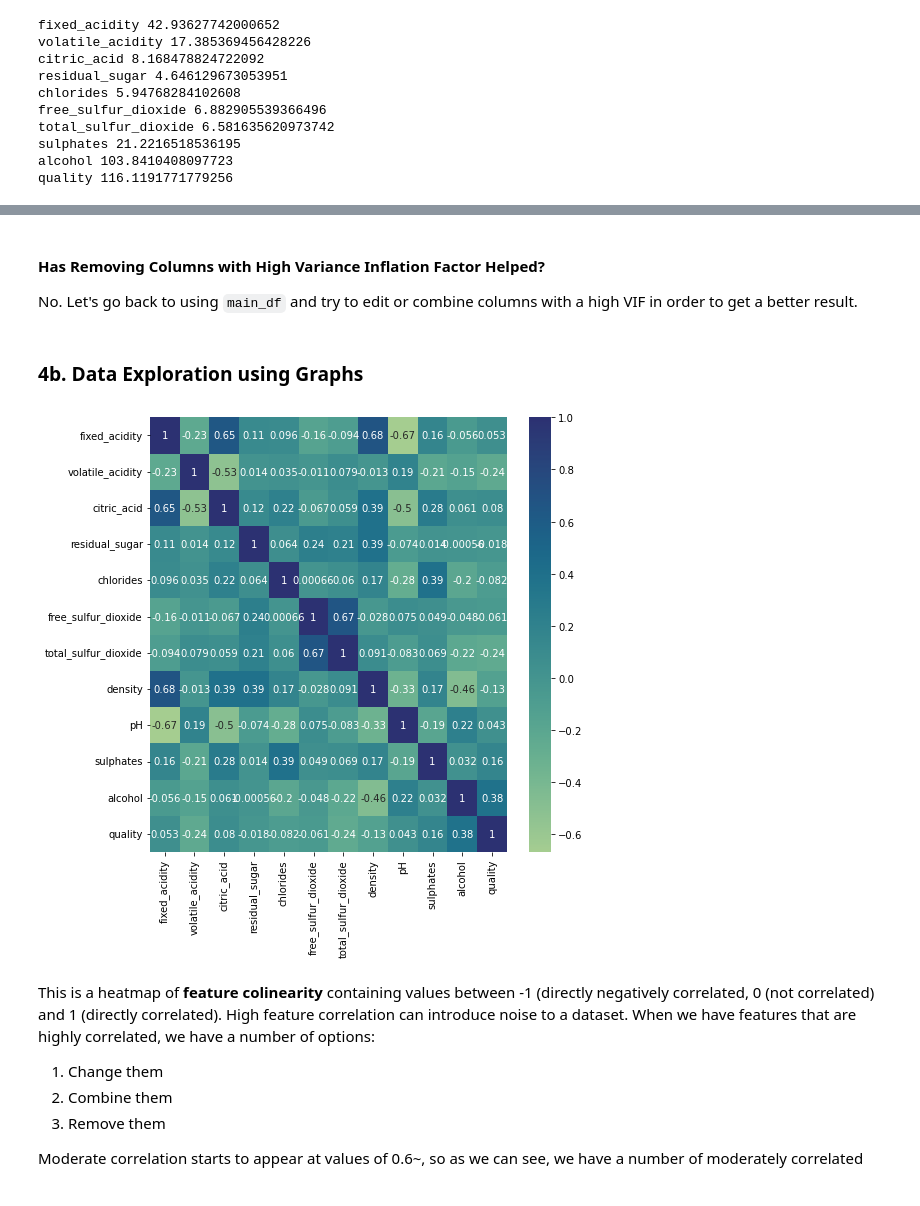
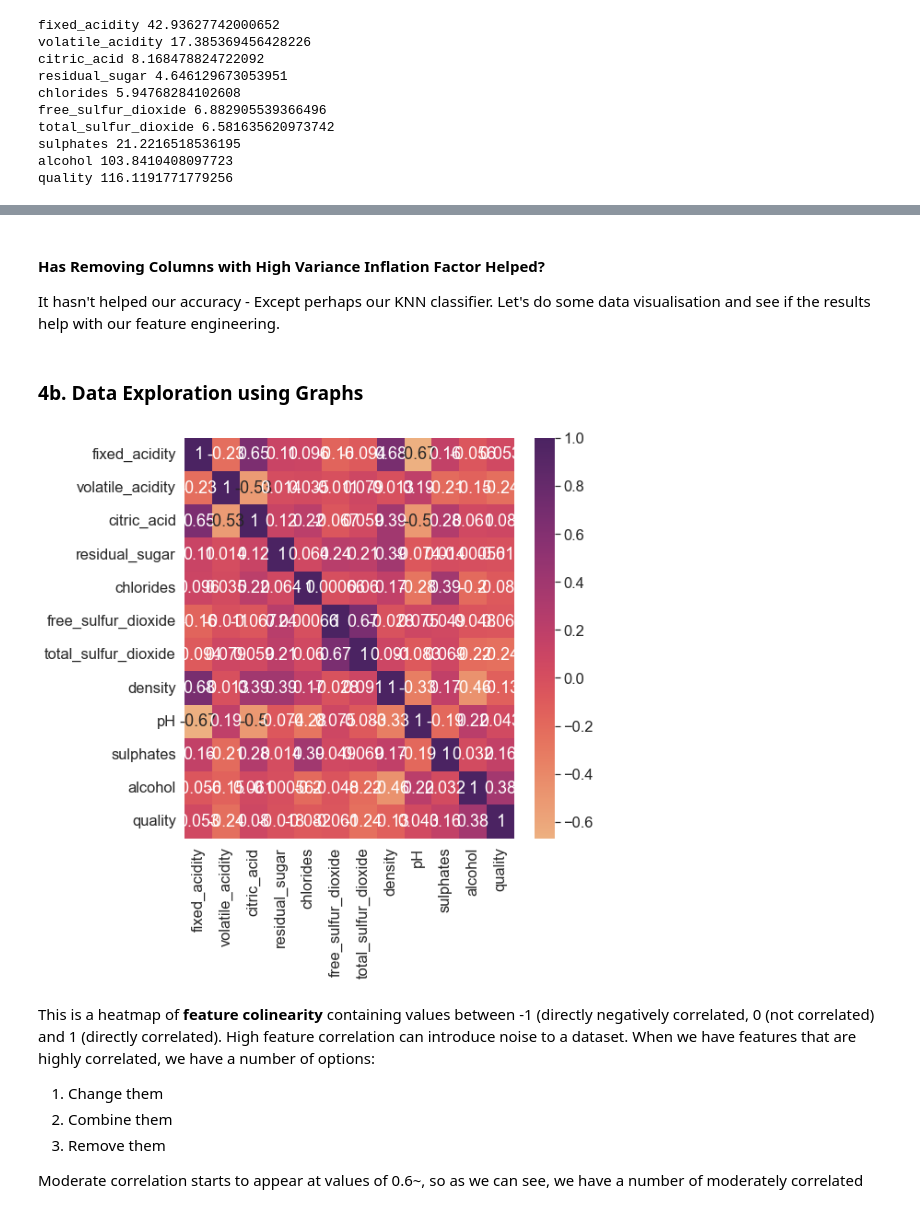
Before and after one commit to Studioname/wine, a Jupyter notebook: Wine_Quality.ipynb, the cells around one changed output, grey strips where cells are left out. Drawn from its saved outputs; the diff is of its cells as text; code cells hidden in the pictures.

````diff
--- a/Wine_Quality.ipynb
+++ b/Wine_Quality.ipynb
@@ -575,0 +574,3 @@
+# %%
+sns.set(font_scale=1.5)
+sns.pairplot(main_df, hue='quality', kind='kde', corner=True, palette='crest')
@@ -821,17 +858,17 @@ K nearest neighbour model score: (0.24569256343984958, 0.25562825753704677)
 # %% [markdown]
 #### Has Removing Columns with High Variance Inflation Factor Helped?
 
-No. Let's go back to using ```main_df``` and try to edit or combine columns with a high VIF in order to get a better result.
+It hasn't helped our accuracy - Except perhaps our KNN classifier. Let's do some data visualisation and see if the results help with our feature engineering.
 # %% [markdown]
 ### 4b. Data Exploration using Graphs
 # %%
 corr = main_df.corr()
 # %%
 plt.subplots(figsize=(8,8))
-sns.heatmap(corr,cmap= 'crest',annot=True)
+sns.heatmap(corr, cmap= 'flare', annot = True)
 plt.show()
 # %% [output]
-[figure, old version]
+[figure, new version]
 # %% [markdown]
 This is a heatmap of **feature colinearity** containing values between -1 (directly negatively correlated, 0 (not correlated) and 1 (directly correlated). High feature correlation can introduce noise to a dataset. When we have features that are highly correlated, we have a number of options:
 
````
Also changed, not shown: parts of 55 cells of this notebook.
